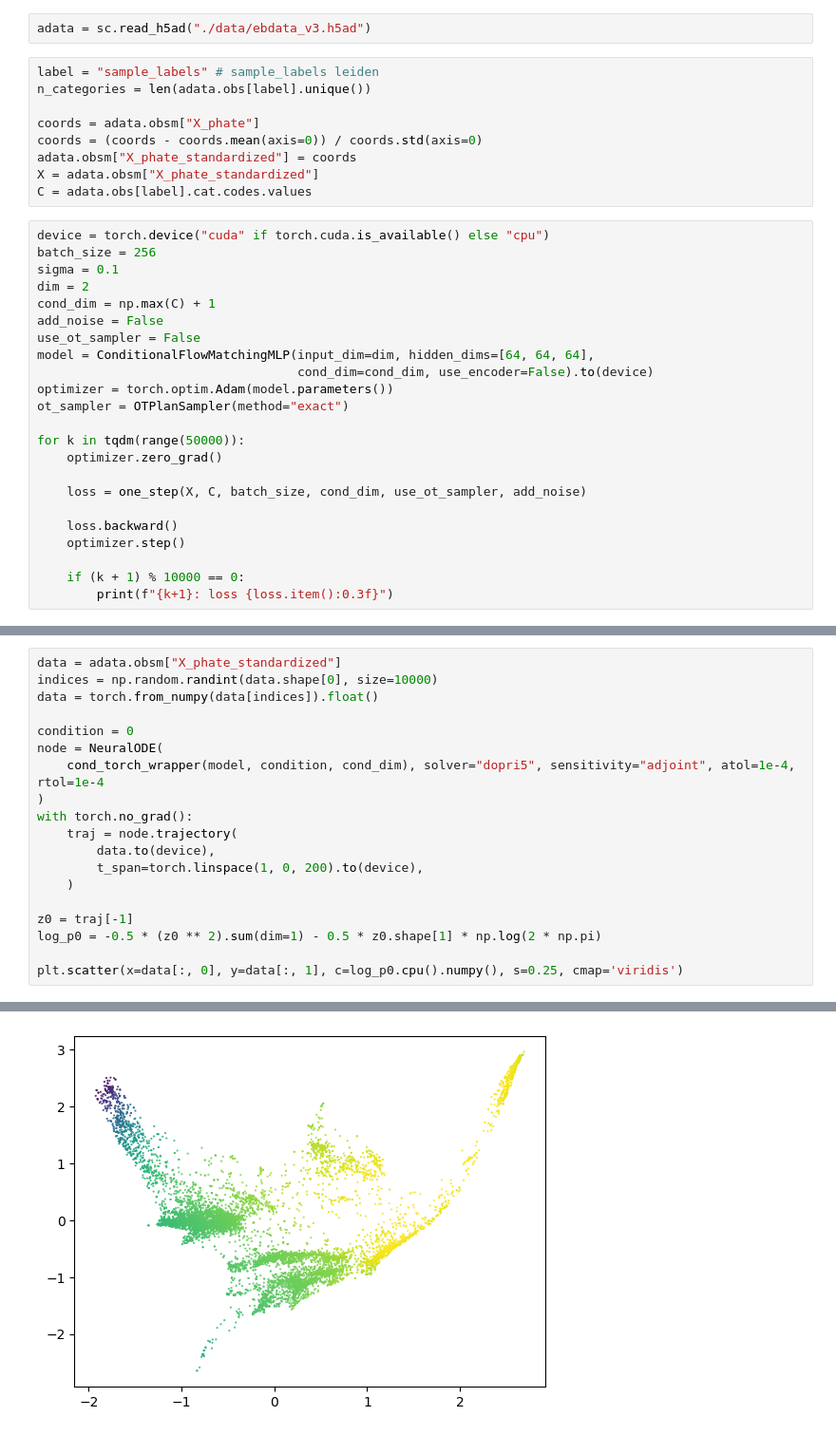
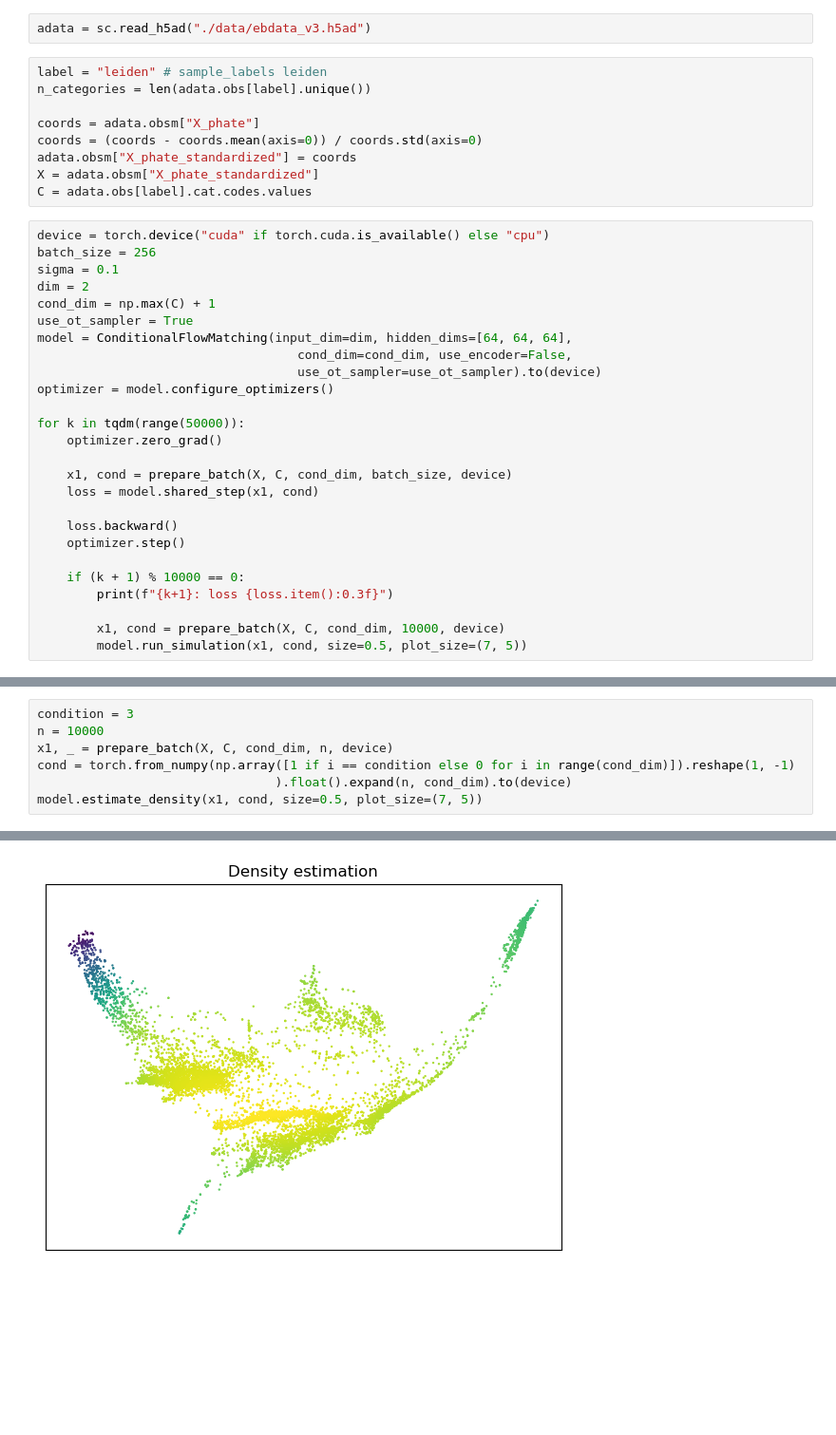
Before and after one commit to theislab/scRatio, a Jupyter notebook: notebooks/scCFM_test_dataset.ipynb, the cells around one changed output, grey strips where cells are left out. Shown at 95% size. Saved outputs shown, nothing was run; the diff lists cells and outputs as text; blank space fills up the shorter version.

```diff
--- a/notebooks/scCFM_test_dataset.ipynb
+++ b/notebooks/scCFM_test_dataset.ipynb
@@ -47,7 +33,7 @@ def one_step(X, C, batch_size, cond_dim, use_ot_sampler, add_noise):
 # %%
 adata = sc.read_h5ad("./data/ebdata_v3.h5ad")
 # %%
-label = "sample_labels" # sample_labels leiden
+label = "leiden" # sample_labels leiden
 n_categories = len(adata.obs[label].unique())
 
 coords = adata.obsm["X_phate"]
@@ -61,21 +47,24 @@ batch_size = 256
 sigma = 0.1
 dim = 2
 cond_dim = np.max(C) + 1
-add_noise = False
-use_ot_sampler = False
-model = ConditionalFlowMatchingMLP(input_dim=dim, hidden_dims=[64, 64, 64],
-                                   cond_dim=cond_dim, use_encoder=False).to(device)
-optimizer = torch.optim.Adam(model.parameters())
-ot_sampler = OTPlanSampler(method="exact")
+use_ot_sampler = True
+model = ConditionalFlowMatching(input_dim=dim, hidden_dims=[64, 64, 64],
+                                   cond_dim=cond_dim, use_encoder=False,
+                                   use_ot_sampler=use_ot_sampler).to(device)
+optimizer = model.configure_optimizers()
 
 for k in tqdm(range(50000)):
     optimizer.zero_grad()
 
-    loss = one_step(X, C, batch_size, cond_dim, use_ot_sampler, add_noise)
+    x1, cond = prepare_batch(X, C, cond_dim, batch_size, device)
+    loss = model.shared_step(x1, cond)
 
     loss.backward()
     optimizer.step()
 
     if (k + 1) % 10000 == 0:
         print(f"{k+1}: loss {loss.item():0.3f}")
+
+        x1, cond = prepare_batch(X, C, cond_dim, 10000, device)
+        model.run_simulation(x1, cond, size=0.5, plot_size=(7, 5))
 # %% [output]
@@ -87,20 +84,8 @@ for k in tqdm(range(50000)):
 # %%
-data = adata.obsm["X_phate_standardized"]
-indices = np.random.randint(data.shape[0], size=10000)
-data = torch.from_numpy(data[indices]).float()
-
-condition = 0
-node = NeuralODE(
-    cond_torch_wrapper(model, condition, cond_dim), solver="dopri5", sensitivity="adjoint", atol=1e-4, rtol=1e-4
-)
-with torch.no_grad():
-    traj = node.trajectory(
-        data.to(device),
-        t_span=torch.linspace(1, 0, 200).to(device),
-    )
-
-z0 = traj[-1]
-log_p0 = -0.5 * (z0 ** 2).sum(dim=1) - 0.5 * z0.shape[1] * np.log(2 * np.pi)
-
-plt.scatter(x=data[:, 0], y=data[:, 1], c=log_p0.cpu().numpy(), s=0.25, cmap='viridis')
+condition = 3
+n = 10000
+x1, _ = prepare_batch(X, C, cond_dim, n, device)
+cond = torch.from_numpy(np.array([1 if i == condition else 0 for i in range(cond_dim)]).reshape(1, -1)
+                                ).float().expand(n, cond_dim).to(device)
+model.estimate_density(x1, cond, size=0.5, plot_size=(7, 5))
 # %% [output]
@@ -108,4 +92,4 @@ plt.scatter(x=data[:, 0], y=data[:, 1], c=log_p0.cpu().numpy(), s=0.25, cmap='vi
-[figure, old version]
+[figure, new version]
 # %%
 sc.pl.scatter(adata, basis="phate_standardized", color=label)
 # %% [output]
```
Also changed, not shown: parts of 7 cells of this notebook, 48 other files.
